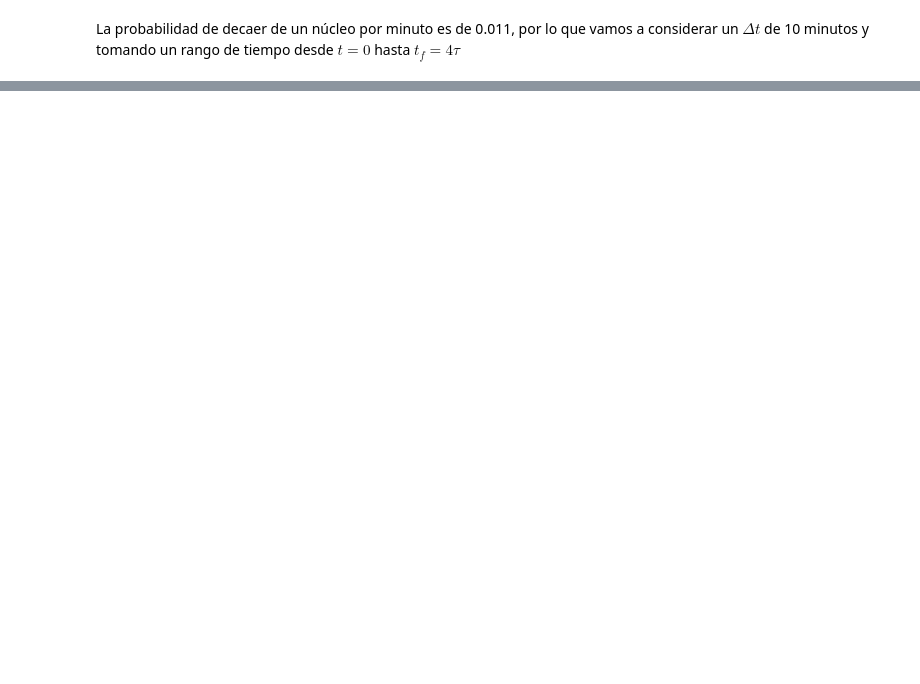
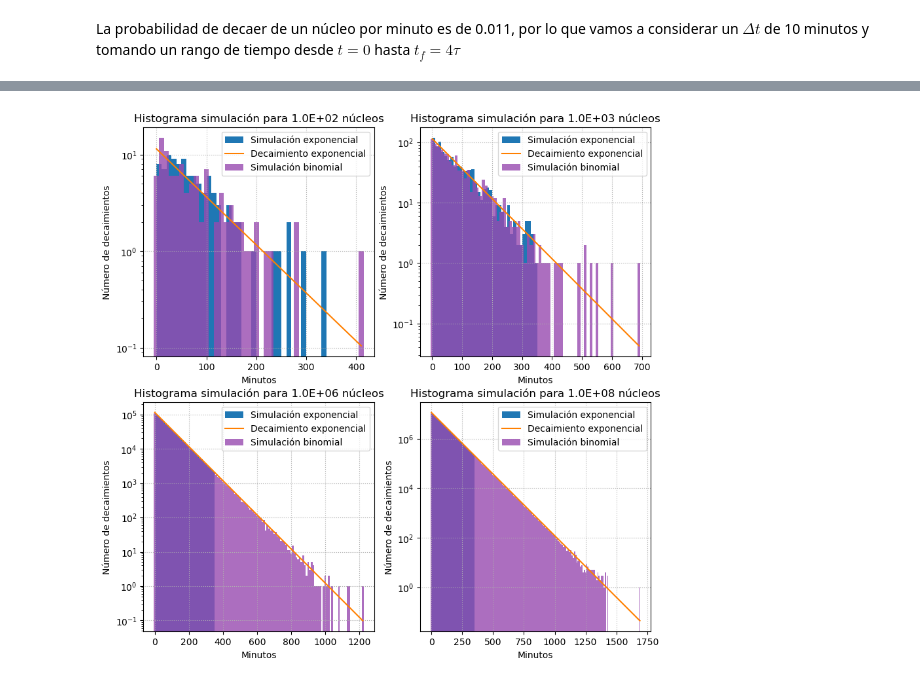
Before and after one commit to juan3ltran/Instrumentacion_Nuclear, a Jupyter notebook: simulacion2/simulacion2.ipynb, the cells around one changed output, grey strips where cells are left out. Cells and saved outputs as stored; diff of their text form; code cells hidden in the pictures; blank space fills up the shorter version.

```diff
--- a/simulacion2/simulacion2.ipynb
+++ b/simulacion2/simulacion2.ipynb
@@ -96,0 +157,48 @@ plt.show()
+# %%
+fig , ax = plt.subplots(2,2,figsize=(10,10))  #Graficacion
+
+
+ax[0,0].hist(s[0],t,label=("Simulación exponencial"))
+ax[0,0].bar(s2[0][0],s2[0][1],width=10,color="#984AB0",label=("Simulación binomial"),alpha=0.8)
+ax[0,0].plot(s2[0][0],10*N[0]*P(s2[0][0]), color="#ff8000", label=("Decaimiento exponencial"))
+ax[0,0].set_title(f"Histograma simulación para {N[0]:.1E} núcleos")
+ax[0,0].set_ylabel("Número de decaimientos")
+ax[0,0].set_xlabel("Minutos")
+ax[0,0].legend()
+ax[0,0].set_yscale("log")
+ax[0,0].grid(linestyle=':')
+
+
+ax[0,1].hist(s[1],t,label=("Simulación exponencial"))
+ax[0,1].plot(s2[1][0],10*N[1]*P(s2[1][0]), color="#ff8000", label=("Decaimiento exponencial"))
+ax[0,1].bar(s2[1][0],s2[1][1],width=10,color="#984AB0",label=("Simulación binomial"),alpha=0.8)
+ax[0,1].set_title(f"Histograma simulación para {N[1]:.1E} núcleos")
+ax[0,1].set_ylabel("Número de decaimientos")
+ax[0,1].set_xlabel("Minutos")
+ax[0,1].legend()
+ax[0,1].set_yscale("log")
+ax[0,1].grid(linestyle=':')
+
+ax[1,0].hist(s[2],t,label=("Simulación exponencial"))
+ax[1,0].plot(s2[2][0],10*N[2]*P(s2[2][0]), color="#ff8000", label=("Decaimiento exponencial"))
+ax[1,0].bar(s2[2][0],s2[2][1],width=10,color="#984AB0",label=("Simulación binomial"),alpha=0.8)
+ax[1,0].set_title(f"Histograma simulación para {N[2]:.1E} núcleos")
+ax[1,0].set_ylabel("Número de decaimientos")
+ax[1,0].set_xlabel("Minutos")
+ax[1,0].legend()
+ax[1,0].set_yscale("log")
+ax[1,0].grid(linestyle=':')
+
+ax[1,1].hist(s[3],t,label=("Simulación exponencial"))
+ax[1,1].plot(s2[3][0],10*N[3]*P(s2[3][0]), color="#ff8000", label=("Decaimiento exponencial"))
+ax[1,1].bar(s2[3][0],s2[3][1],width=10,color="#984AB0",label=("Simulación binomial"),alpha=0.8)
+ax[1,1].set_title(f"Histograma simulación para {N[3]:.1E} núcleos")
+ax[1,1].set_ylabel("Número de decaimientos")
+ax[1,1].set_xlabel("Minutos")
+ax[1,1].legend()
+ax[1,1].set_yscale("log")
+ax[1,1].grid(linestyle=':')
+
+plt.show()
+# %% [output]
+[figure, added]
```
Also changed, not shown: parts of 13 cells of this notebook.
